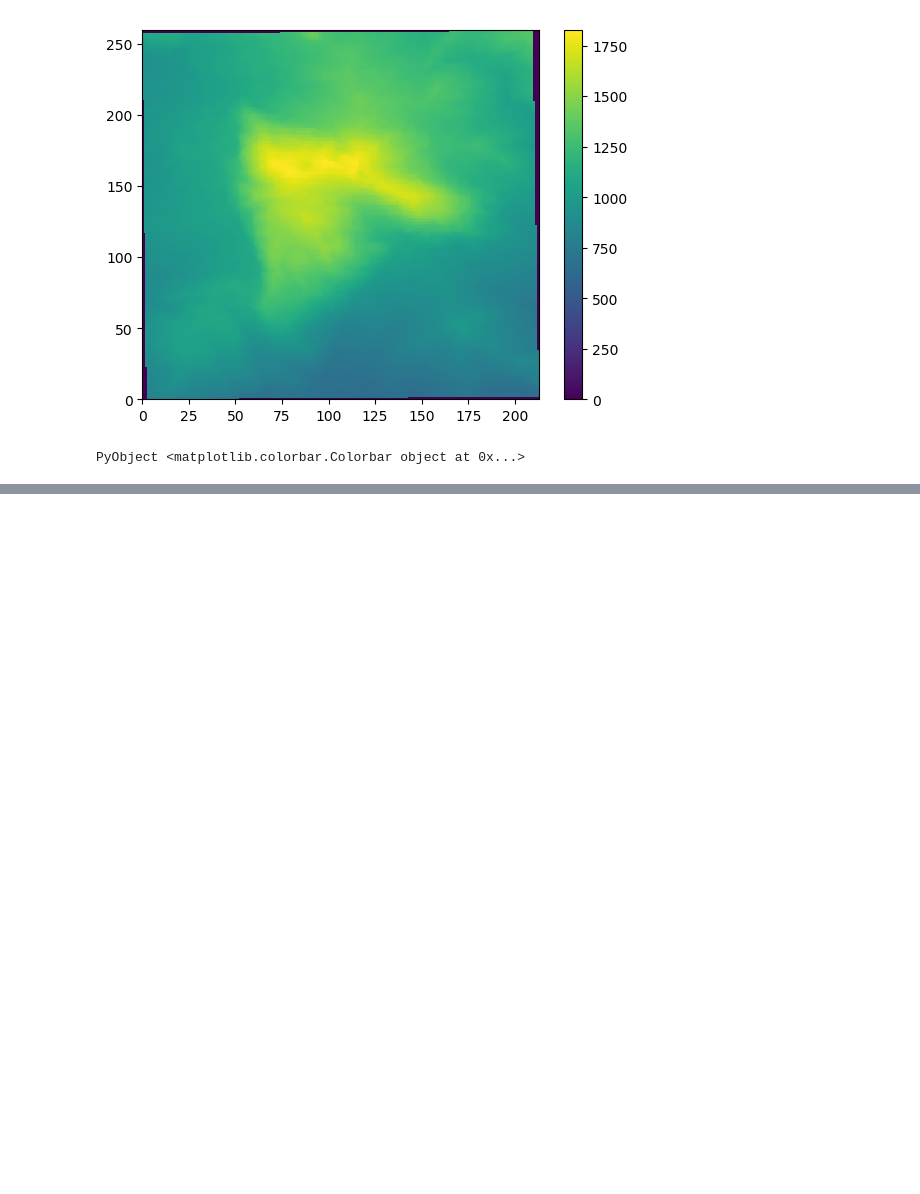
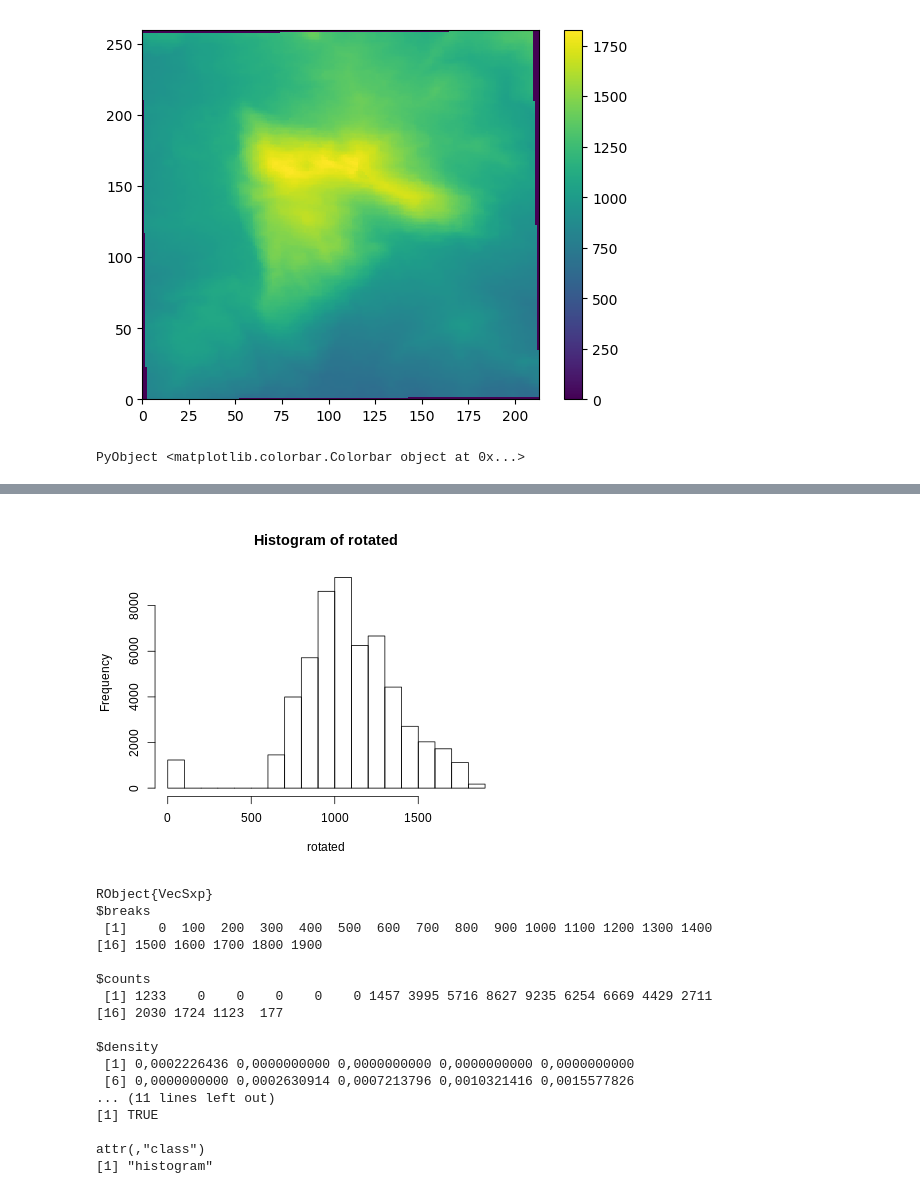
Before and after one commit to mauroalberti/jeo, a Jupyter notebook: Starting with Julia and structural geology.ipynb, the cells around one changed output, grey strips where cells are left out. Saved outputs shown, nothing was run; the diff lists cells and outputs as text; code cells hidden in the pictures; blank space fills up the shorter version.

Commit message:
Plot histogram with RCall

```diff
--- a/Starting with Julia and structural geology.ipynb
+++ b/Starting with Julia and structural geology.ipynb
@@ -187,0 +219,21 @@ PyObject <matplotlib.colorbar.Colorbar object at 0x...>
+# %%
+R"hist(rotated)"
+# %% [output]
+[figure, added]
+RObject{VecSxp}
+$breaks
+ [1]    0  100  200  300  400  500  600  700  800  900 1000 1100 1200 1300 1400
+[16] 1500 1600 1700 1800 1900
+
+$counts
+ [1] 1233    0    0    0    0    0 1457 3995 5716 8627 9235 6254 6669 4429 2711
+[16] 2030 1724 1123  177
+
+$density
+ [1] 0,0002226436 0,0000000000 0,0000000000 0,0000000000 0,0000000000
+ [6] 0,0000000000 0,0002630914 0,0007213796 0,0010321416 0,0015577826
+... (11 lines left out)
+[1] TRUE
+
+attr(,"class")
+[1] "histogram"
```
Also changed, not shown: parts of 14 cells of this notebook.
